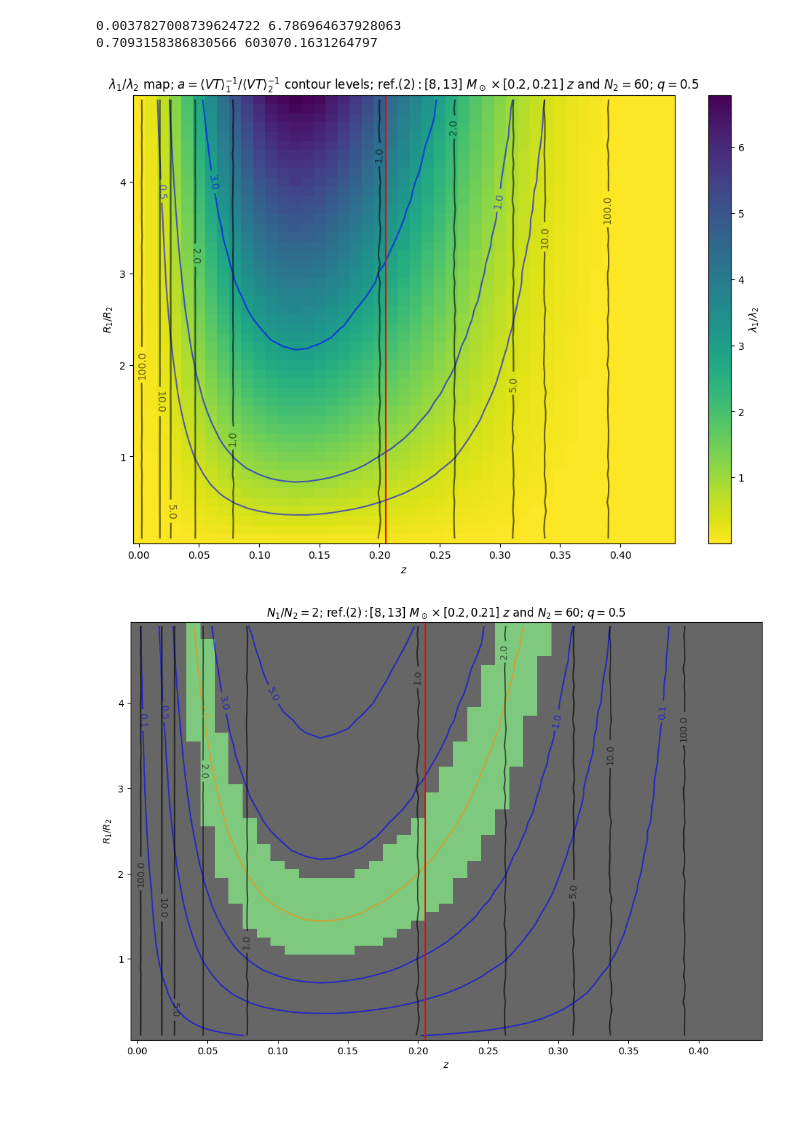
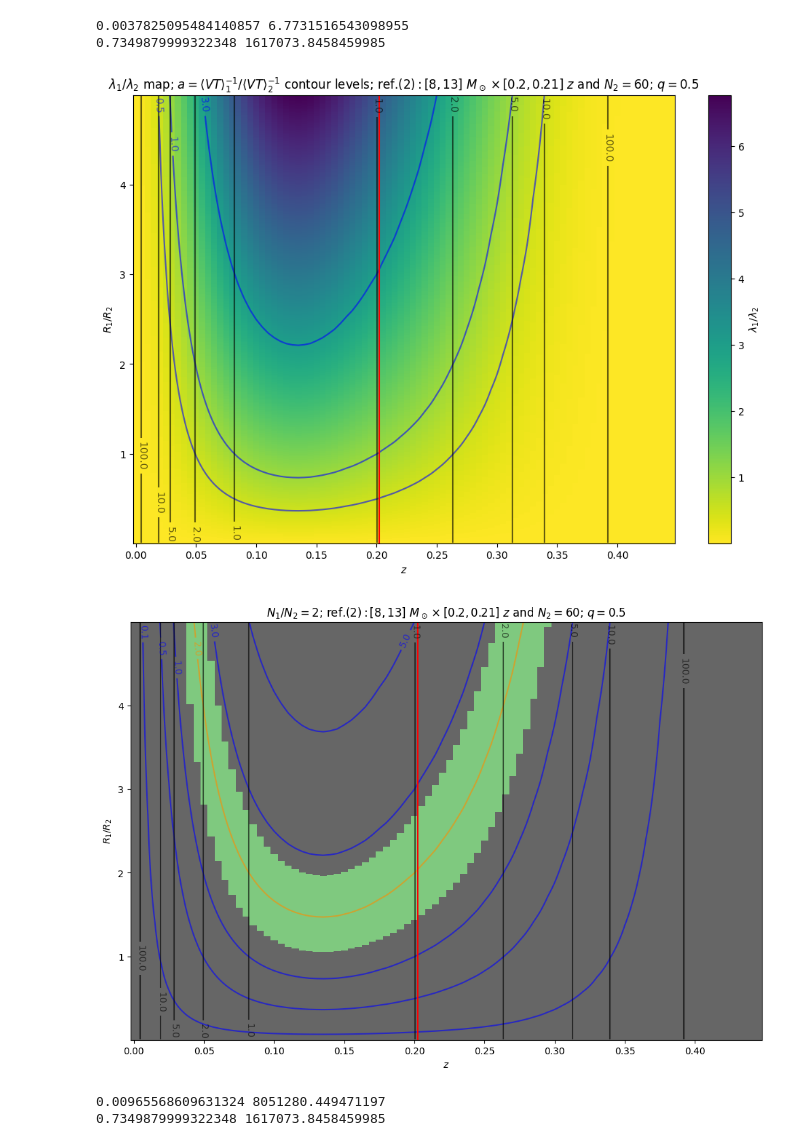
Before and after one commit to F3Solid/master_thesis, a Jupyter notebook: bin_comparison_map_1.ipynb, the cells around one changed output. Saved outputs shown, nothing was run; the diff lists cells and outputs as text; code cells hidden in the pictures; blank space fills up the shorter version.

Commit message:
New plots and speed improvements
Revisited the map computation functions. Just remember to initialize bins before using them.

Added new N1/N2 x z vs. R1/R2 plots.

Deleted useless saved data files.

```diff
--- a/bin_comparison_map_1.ipynb
+++ b/bin_comparison_map_1.ipynb
@@ -7,8 +26,6 @@ from pdet import MZQbin, alphaBayesCI_map
 # %%
-# Pick higher masses for higher redshifts!
-
 minf, msup = 8, 13
-zw = 0.01 # Width of redshift bins
+zw = 0.005 # Width of redshift bins
 zref = 0.2 # Reference redshift (inferior limit of reference redshift bin)
 q = 0.5 # # q = m2 / m1, with m2 <= m1
 
@@ -19,6 +36,8 @@ T_obs = 1
 
 zinf_axis = np.arange(0, 0.45, zw) # Inferior limits of map's redshift bins
 bins_axis = [MZQbin(minf, msup, zinf, zinf + zw, q) for zinf in zinf_axis]
-R1_R2_axis = np.arange(0.1, 5, 0.1)
+R1_R2_axis = np.arange(0.01, 5, 0.01)
+
+N1_N2_axis = np.arange(0.01, 5, 0.01)
 
 cl = 0.95
@@ -33,20 +70,20 @@ alpha_CI_array = np.zeros((len(R1_R2_axis), len(bins_axis), 3))
 alpha_a_array = np.zeros((len(R1_R2_axis), len(bins_axis)))
 
 N1_N2_ref = 2
-Det_map = np.zeros((len(R1_R2_axis), len(bins_axis)))
+Det_map_alpha = np.zeros((len(R1_R2_axis), len(bins_axis)))
 
 for i, _ in enumerate(R1_R2_axis):
     for j, _ in enumerate(bins_axis):
         alpha_CI_array[i, j] = np.copy(alpha_CI_map[i][j][0])
         alpha_a_array[i, j] = alpha_CI_map[i][j][2] # a = bin2_ref.VT / bin.VT
         if alpha_CI_map[i][j][0][0] <= N1_N2_ref <= alpha_CI_map[i][j][0][2]:
-            Det_map[i, j] = 1
+            Det_map_alpha[i, j] = 1
 # %%
 print(np.min(alpha_CI_array[:, :, 1]), np.max(alpha_CI_array[:, :, 1]))
 print(np.min(alpha_a_array), np.max(alpha_a_array))
 # %% [output]
-0.0037827008739624722 6.786964637928063
-0.7093158386830566 603070.1631264797
+0.0037825095484140857 6.7731516543098955
+0.7349879999322348 1617073.8458459985
 # %%
 fig, ax = plt.subplots(figsize=(12, 8))
 
@@ -77,38 +114,38 @@ ax.axvline((bin2_ref.zinf + bin2_ref.zsup) / 2, color='red')
 
 plt.show()
 # %% [output]
-[figure, old version]
+[figure, new version]
 # %%
 fig, ax = plt.subplots(figsize=(12, 8))
 
 ax.set_title(r'$N_1 / N_2 = {5}$; $\text{{ref.(2)}}: [{0}, {1}]\ M_\odot \times [{2}, {3}]\ z$ and $N_2 = {4}$; $q = {6}$'.format(bin2_ref.minf,
                                                                                                                        bin2_ref.msup,
                                                                                                                        bin2_ref.zinf,
                                                                                                                        np.format_float_positional(bin2_ref.zsup, 2),
                                                                                                                        N2_ref,
                                                                                                                        N1_N2_ref,
                                                                                                                        q))
 ax.set_xlabel(r'$z$')
 ax.set_ylabel(r'$R_1 / R_2$')
 
 # lambda_1 / lamba_2 color map and few contour levels
 cmap = plt.colormaps['Accent_r']
-im = ax.pcolormesh(zinf_axis, R1_R2_axis, Det_map, cmap=cmap)
+im = ax.pcolormesh(zinf_axis, R1_R2_axis, Det_map_alpha, cmap=cmap)
 levels = list(dict.fromkeys(sorted([0.1, 0.5, 1, 3, 5, 10, N1_N2_ref]))) # To avoid duplicates
 colors = ['blue'] * (len(levels))
 colors[levels.index(N1_N2_ref)] = 'darkorange'
 cf = ax.contour(zinf_axis, R1_R2_axis, alpha_CI_array[:, :, 1],
                 levels=levels, colors=colors, alpha=0.6)
 ax.clabel(cf)
 
 # a contour levels
 cf = ax.contour(zinf_axis, R1_R2_axis, alpha_a_array,
                 levels=[0.5, 1, 2, 5, 10, 100], colors='black', alpha=0.6)
 ax.clabel(cf)
 
 # Reference line for the reference bin
 ax.axvline((bin2_ref.zinf + bin2_ref.zsup) / 2, color='red')
 
 plt.show()
 # %% [output]
-[figure, old version]
+[figure, new version]
@@ -114,0 +165,6 @@ plt.show()
+# %%
+print(np.min(R1_R2_CI_array[:, :, 1]), np.max(R1_R2_CI_array[:, :, 1]))
+print(np.min(R1_R2_a_array), np.max(R1_R2_a_array))
+# %% [output]
+0.00965568609631324 8051280.449471197
+0.7349879999322348 1617073.8458459985
```
Also changed, not shown: parts of 9 cells of this notebook, 2 other files.
